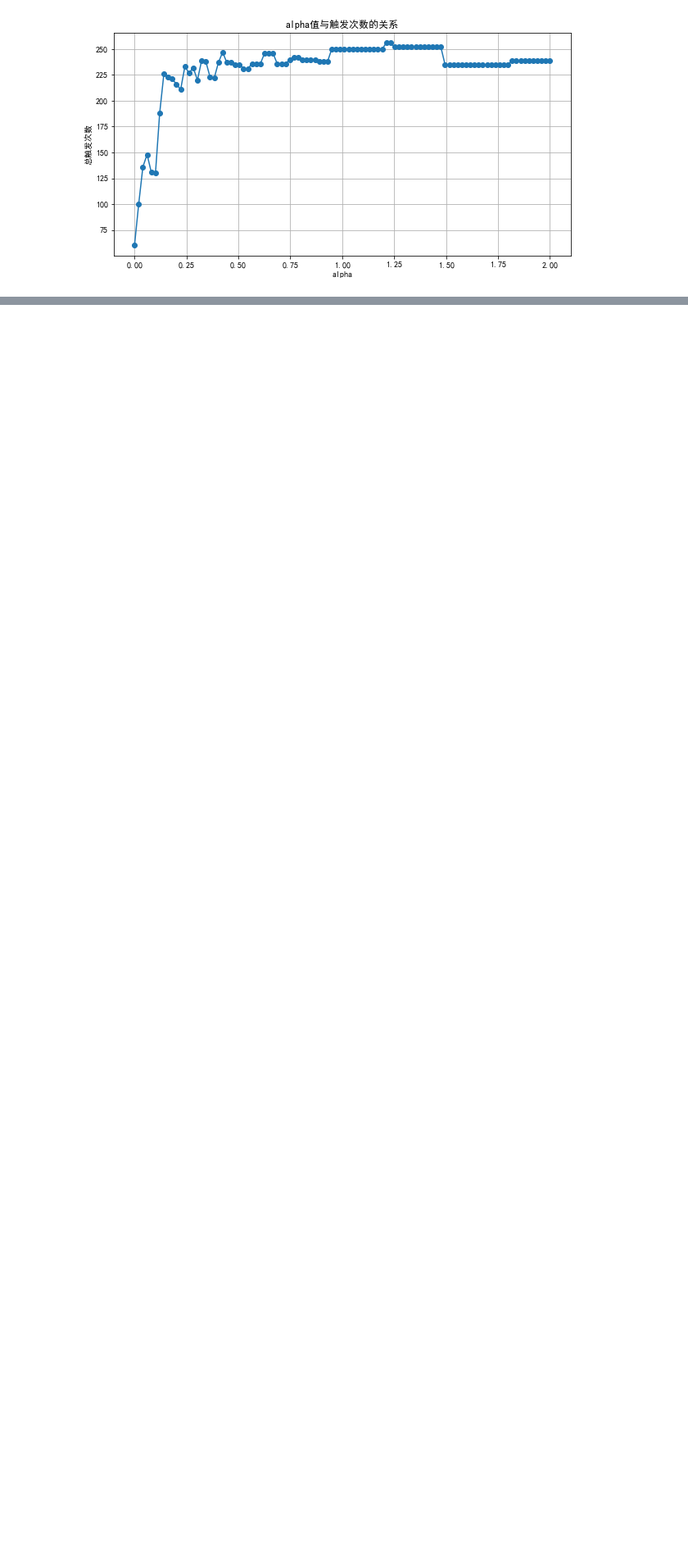
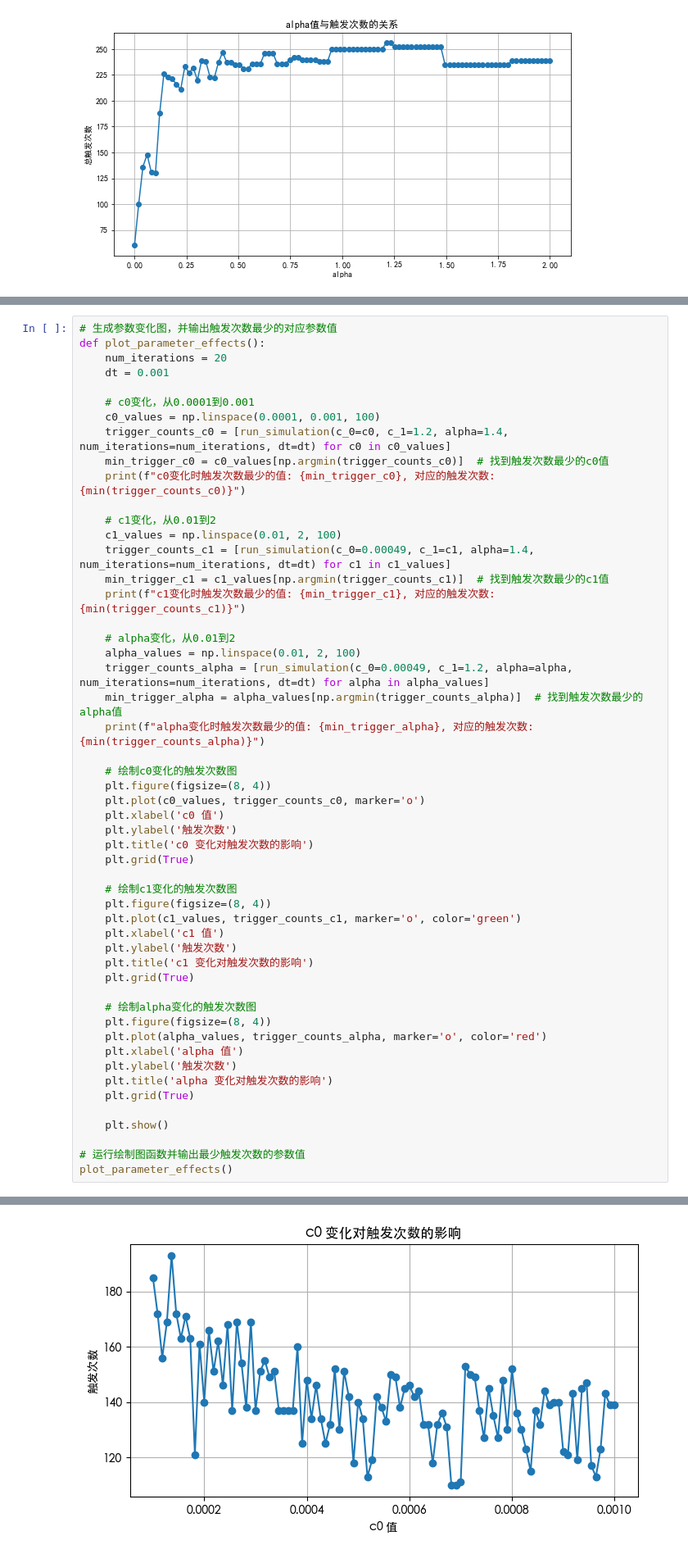
Before and after one commit to yjchenCN/Multi-agent-consensus-algorithm, a Jupyter notebook: traditional mathematical algorithms/Event-based broadcasting for multi-agent average consensus.ipynb, the cells around one changed output, grey strips where cells are left out. Shown at 82% size. Saved outputs shown, nothing was run; the diff lists cells and outputs as text; blank space fills up the shorter version.

```diff
--- a/traditional mathematical algorithms/Event-based broadcasting for multi-agent average consensus.ipynb
+++ b/traditional mathematical algorithms/Event-based broadcasting for multi-agent average consensus.ipynb
@@ -1424,0 +1841,53 @@ plt.show()
+# %%
+# 生成参数变化图，并输出触发次数最少的对应参数值
+def plot_parameter_effects():
+    num_iterations = 20
+    dt = 0.001
+
+    # c0变化，从0.0001到0.001
+    c0_values = np.linspace(0.0001, 0.001, 100)
+    trigger_counts_c0 = [run_simulation(c_0=c0, c_1=1.2, alpha=1.4, num_iterations=num_iterations, dt=dt) for c0 in c0_values]
+    min_trigger_c0 = c0_values[np.argmin(trigger_counts_c0)]  # 找到触发次数最少的c0值
+    print(f"c0变化时触发次数最少的值: {min_trigger_c0}, 对应的触发次数: {min(trigger_counts_c0)}")
+
+    # c1变化，从0.01到2
+    c1_values = np.linspace(0.01, 2, 100)
+    trigger_counts_c1 = [run_simulation(c_0=0.00049, c_1=c1, alpha=1.4, num_iterations=num_iterations, dt=dt) for c1 in c1_values]
+    min_trigger_c1 = c1_values[np.argmin(trigger_counts_c1)]  # 找到触发次数最少的c1值
+    print(f"c1变化时触发次数最少的值: {min_trigger_c1}, 对应的触发次数: {min(trigger_counts_c1)}")
+
+    # alpha变化，从0.01到2
+    alpha_values = np.linspace(0.01, 2, 100)
+    trigger_counts_alpha = [run_simulation(c_0=0.00049, c_1=1.2, alpha=alpha, num_iterations=num_iterations, dt=dt) for alpha in alpha_values]
+    min_trigger_alpha = alpha_values[np.argmin(trigger_counts_alpha)]  # 找到触发次数最少的alpha值
+    print(f"alpha变化时触发次数最少的值: {min_trigger_alpha}, 对应的触发次数: {min(trigger_counts_alpha)}")
+
+    # 绘制c0变化的触发次数图
+    plt.figure(figsize=(8, 4))
+    plt.plot(c0_values, trigger_counts_c0, marker='o')
+    plt.xlabel('c0 值')
+    plt.ylabel('触发次数')
+    plt.title('c0 变化对触发次数的影响')
+    plt.grid(True)
+
+    # 绘制c1变化的触发次数图
+    plt.figure(figsize=(8, 4))
+    plt.plot(c1_values, trigger_counts_c1, marker='o', color='green')
+    plt.xlabel('c1 值')
+    plt.ylabel('触发次数')
+    plt.title('c1 变化对触发次数的影响')
+    plt.grid(True)
+
+    # 绘制alpha变化的触发次数图
+    plt.figure(figsize=(8, 4))
+    plt.plot(alpha_values, trigger_counts_alpha, marker='o', color='red')
+    plt.xlabel('alpha 值')
+    plt.ylabel('触发次数')
+    plt.title('alpha 变化对触发次数的影响')
+    plt.grid(True)
+
+    plt.show()
+
+# 运行绘制图函数并输出最少触发次数的参数值
+plot_parameter_effects()
+# %% [output]
@@ -1424,0 +1897 @@ plt.show()
+[figure, added]
```
Also changed, not shown: parts of 6 cells of this notebook, 21 other files.
